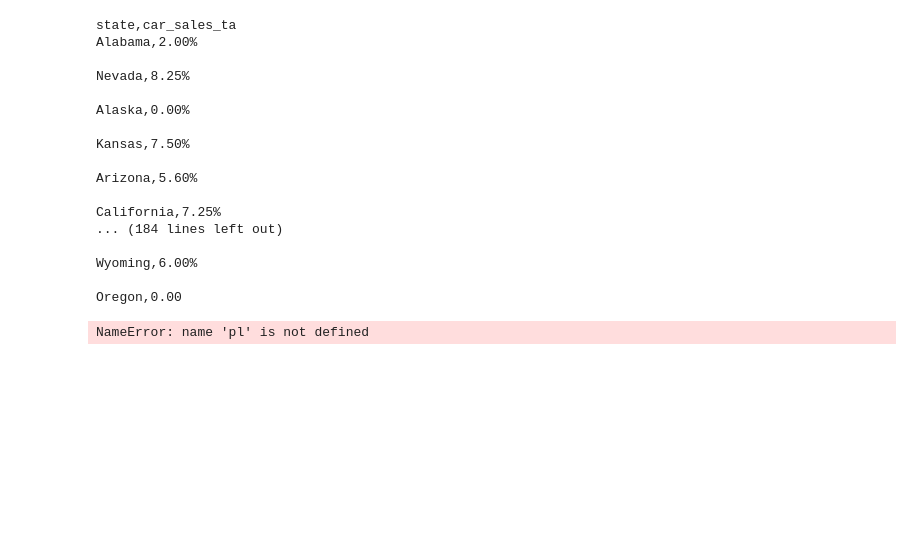
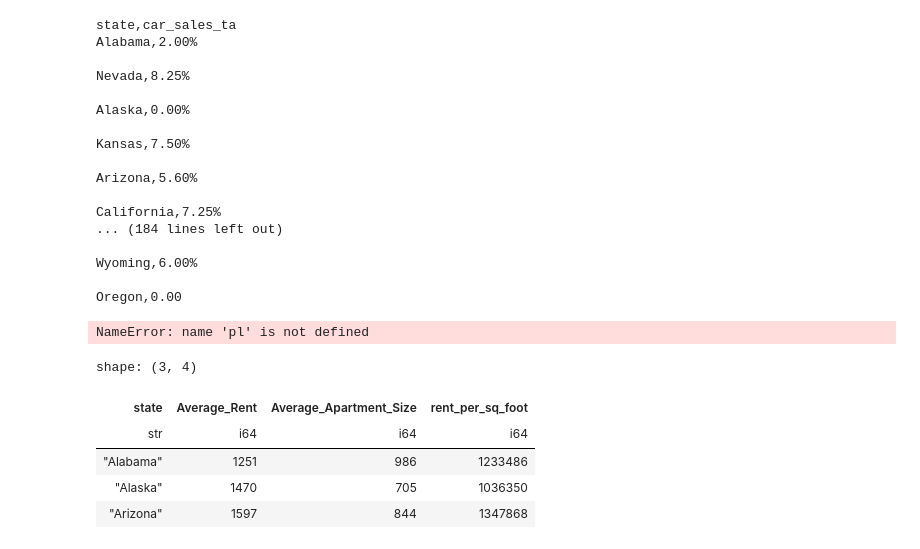
Before and after one commit to blakedennett/CostofLiving, a Jupyter notebook: filecreation.ipynb, the cells around one changed output. Cells and saved outputs as stored; diff of their text form; code cells hidden in the pictures; blank space fills up the shorter version.

```diff
--- a/filecreation.ipynb
+++ b/filecreation.ipynb
@@ -695,3 +747,19 @@ codecs = ['ascii','big5','big5hkscs','cp037','cp273','cp424','cp437','cp500','cp
           'iso8859_7','iso8859_8','iso8859_9','iso8859_10','iso8859_11','iso8859_13','iso8859_14','iso8859_15','iso8859_16','johab','koi8_r','koi8_t',
           'koi8_u','kz1048','mac_cyrillic','mac_greek','mac_iceland','mac_latin2','mac_roman','mac_turkish','ptcp154','shift_jis','shift_jis_2004',
           'shift_jisx0213','utf_32','utf_32_be','utf_32_le','utf_16','utf_16_be','utf_16_le','utf_7','utf_8','utf_8_sig']
+# %%
+import polars as pl
+import pandas as pd
+
+data = pd.read_csv(r'C:\Users\Blake Dennett\Downloads\CostofLiving\apartment.csv')
+
+df = pl.DataFrame(data) \
+    .with_columns(pl.col('Average_Rent').mul(pl.col('Average_Apartment_Size')).alias('rent_per_sq_foot'))
+df.limit(3)
+# %% [output]
+shape: (3, 4)
+| state | Average_Rent | Average_Apartment_Size | rent_per_sq_foot |
+| str | i64 | i64 | i64 |
+| "Alabama" | 1251 | 986 | 1233486 |
+| "Alaska" | 1470 | 705 | 1036350 |
+| "Arizona" | 1597 | 844 | 1347868 |
```
Also changed, not shown: parts of 2 cells of this notebook, 3 other files.
